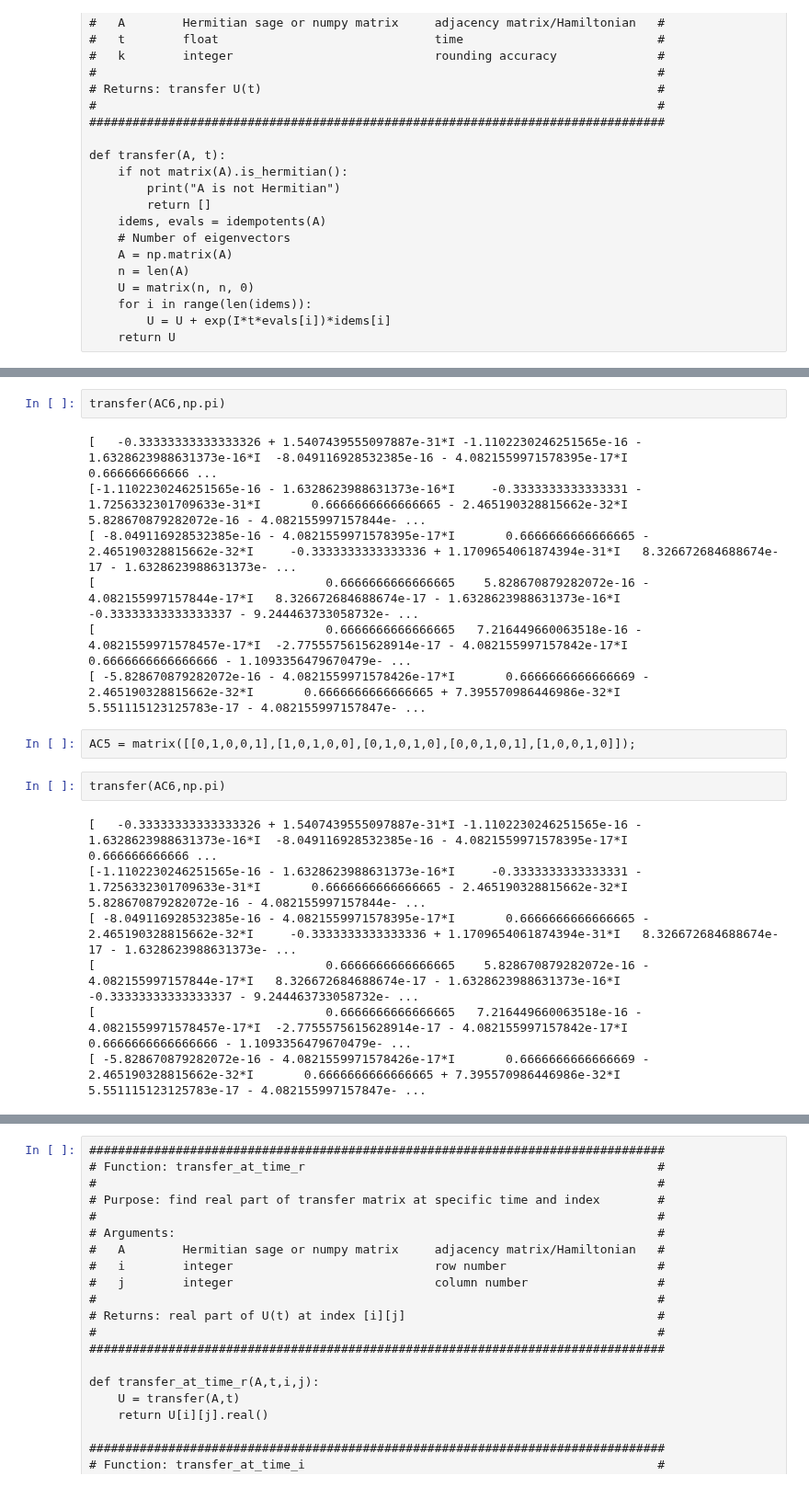
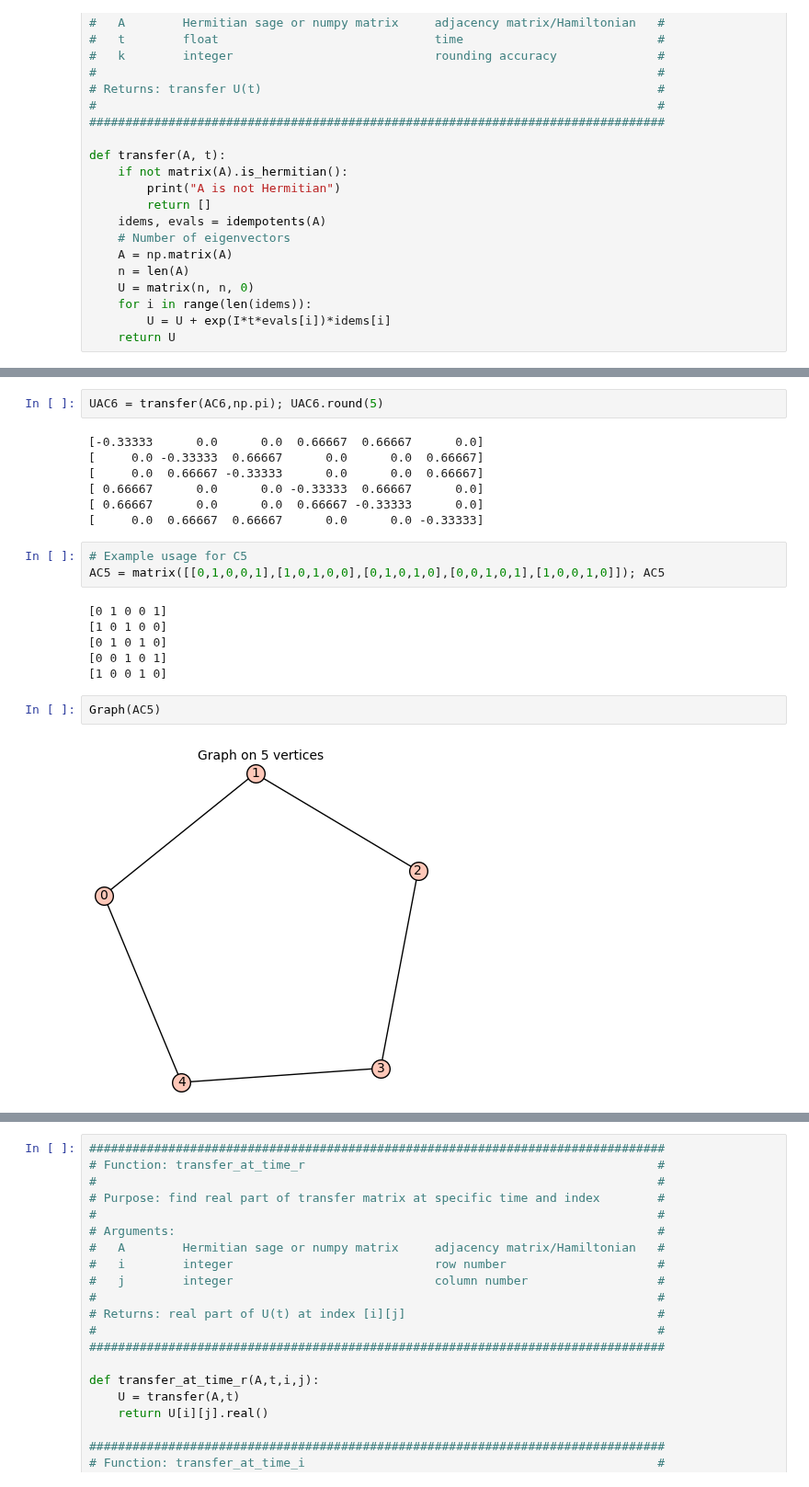
Before and after one commit to EmilyMWright/FUSRP-2021-Quantum-Walks, a Jupyter notebook: Idempotents_of_Adjancency_Matrix.ipynb, the cells around one changed output, grey strips where cells are left out. Shown at 92% size. Drawn from its saved outputs; the diff is of its cells as text.

```diff
--- a/Idempotents_of_Adjancency_Matrix.ipynb
+++ b/Idempotents_of_Adjancency_Matrix.ipynb
@@ -89,20 +100,22 @@ idempotents(AC6)
 # %%
-transfer(AC6,np.pi)
+UAC6 = transfer(AC6,np.pi); UAC6.round(5)
 # %% [output]
-[   -0.33333333333333326 + 1.5407439555097887e-31*I -1.1102230246251565e-16 - 1.6328623988631373e-16*I  -8.049116928532385e-16 - 4.0821559971578395e-17*I                                 0.666666666666 ...
-[-1.1102230246251565e-16 - 1.6328623988631373e-16*I     -0.3333333333333331 - 1.7256332301709633e-31*I       0.6666666666666665 - 2.465190328815662e-32*I    5.828670879282072e-16 - 4.082155997157844e- ...
-[ -8.049116928532385e-16 - 4.0821559971578395e-17*I       0.6666666666666665 - 2.465190328815662e-32*I     -0.3333333333333336 + 1.1709654061874394e-31*I   8.326672684688674e-17 - 1.6328623988631373e- ...
-[                                0.6666666666666665    5.828670879282072e-16 - 4.082155997157844e-17*I   8.326672684688674e-17 - 1.6328623988631373e-16*I     -0.33333333333333337 - 9.244463733058732e- ...
-[                                0.6666666666666665   7.216449660063518e-16 - 4.0821559971578457e-17*I  -2.7755575615628914e-17 - 4.082155997157842e-17*I      0.6666666666666666 - 1.1093356479670479e- ...
-[ -5.828670879282072e-16 - 4.0821559971578426e-17*I       0.6666666666666669 - 2.465190328815662e-32*I       0.6666666666666665 + 7.395570986446986e-32*I    5.551115123125783e-17 - 4.082155997157847e- ...
+[-0.33333      0.0      0.0  0.66667  0.66667      0.0]
+[     0.0 -0.33333  0.66667      0.0      0.0  0.66667]
+[     0.0  0.66667 -0.33333      0.0      0.0  0.66667]
+[ 0.66667      0.0      0.0 -0.33333  0.66667      0.0]
+[ 0.66667      0.0      0.0  0.66667 -0.33333      0.0]
+[     0.0  0.66667  0.66667      0.0      0.0 -0.33333]
 # %%
-AC5 = matrix([[0,1,0,0,1],[1,0,1,0,0],[0,1,0,1,0],[0,0,1,0,1],[1,0,0,1,0]]);
+# Example usage for C5
+AC5 = matrix([[0,1,0,0,1],[1,0,1,0,0],[0,1,0,1,0],[0,0,1,0,1],[1,0,0,1,0]]); AC5
+# %% [output]
+[0 1 0 0 1]
+[1 0 1 0 0]
+[0 1 0 1 0]
+[0 0 1 0 1]
+[1 0 0 1 0]
-# %%
-transfer(AC6,np.pi)
-# %% [output]
-[   -0.33333333333333326 + 1.5407439555097887e-31*I -1.1102230246251565e-16 - 1.6328623988631373e-16*I  -8.049116928532385e-16 - 4.0821559971578395e-17*I                                 0.666666666666 ...
-[-1.1102230246251565e-16 - 1.6328623988631373e-16*I     -0.3333333333333331 - 1.7256332301709633e-31*I       0.6666666666666665 - 2.465190328815662e-32*I    5.828670879282072e-16 - 4.082155997157844e- ...
-[ -8.049116928532385e-16 - 4.0821559971578395e-17*I       0.6666666666666665 - 2.465190328815662e-32*I     -0.3333333333333336 + 1.1709654061874394e-31*I   8.326672684688674e-17 - 1.6328623988631373e- ...
-[                                0.6666666666666665    5.828670879282072e-16 - 4.082155997157844e-17*I   8.326672684688674e-17 - 1.6328623988631373e-16*I     -0.33333333333333337 - 9.244463733058732e- ...
-[                                0.6666666666666665   7.216449660063518e-16 - 4.0821559971578457e-17*I  -2.7755575615628914e-17 - 4.082155997157842e-17*I      0.6666666666666666 - 1.1093356479670479e- ...
-[ -5.828670879282072e-16 - 4.0821559971578426e-17*I       0.6666666666666669 - 2.465190328815662e-32*I       0.6666666666666665 + 7.395570986446986e-32*I    5.551115123125783e-17 - 4.082155997157847e- ...
+# %%
+Graph(AC5)
+# %% [output]
+[figure, added]
```
Also changed, not shown: parts of 12 cells of this notebook.
